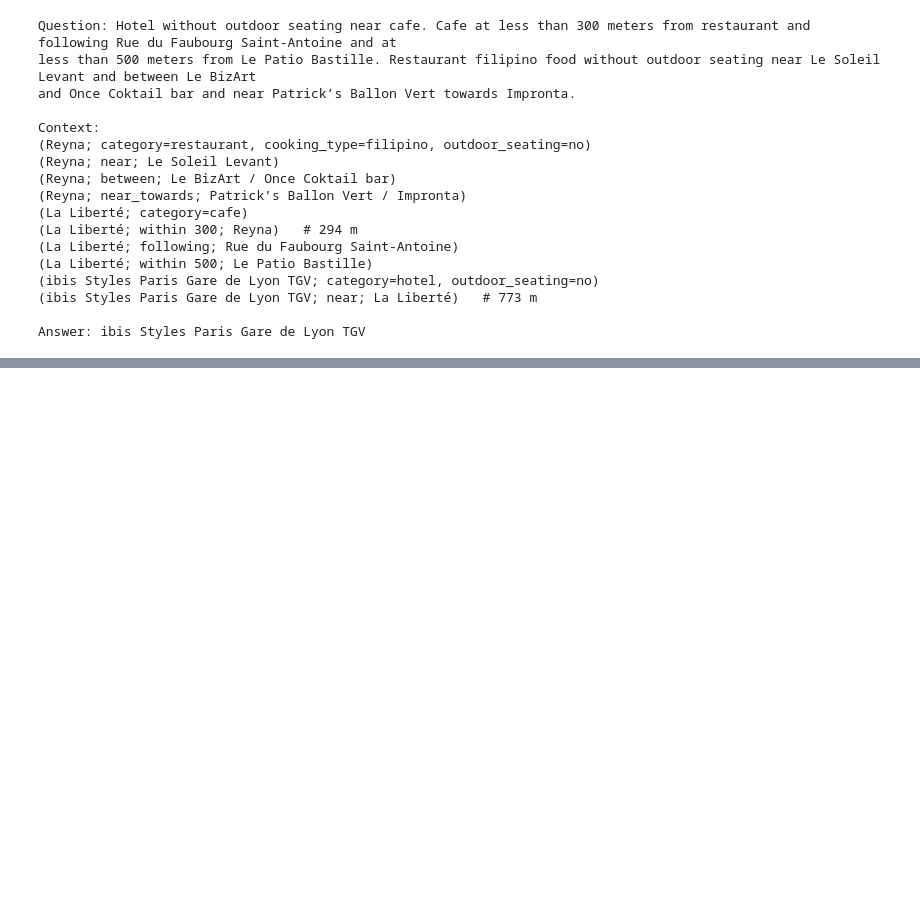
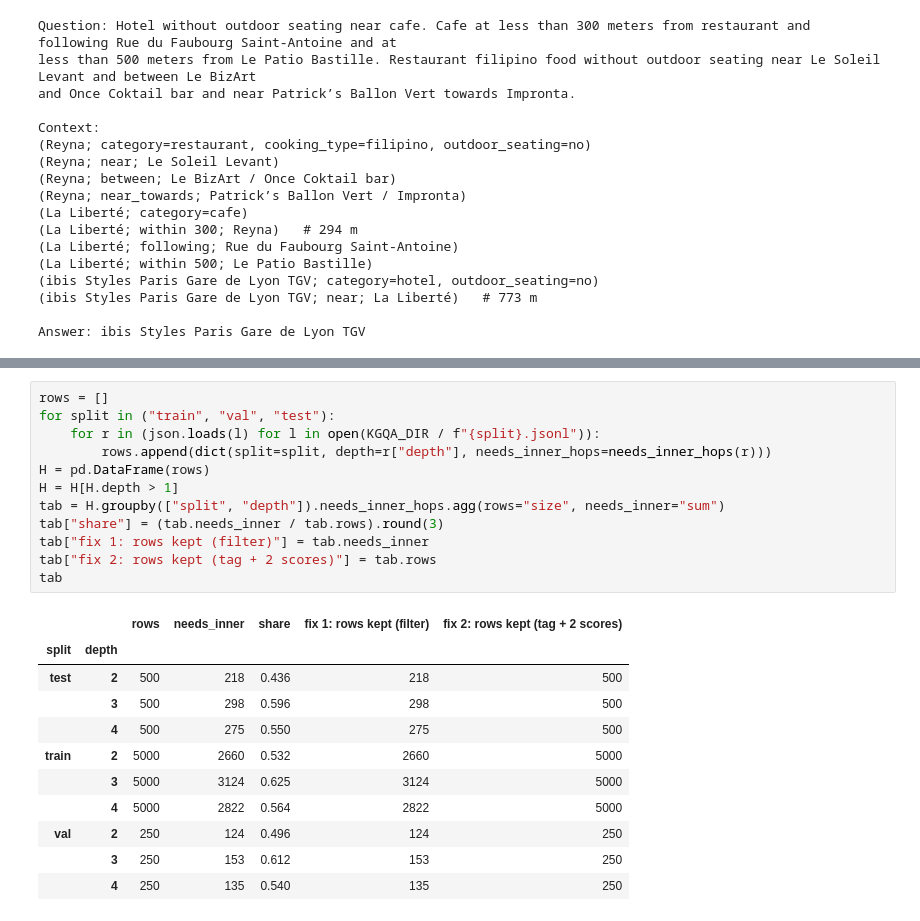
Before and after one commit to MariusAAROS/DFM-HRM-Text, a Jupyter notebook: notebooks/osm.ipynb, the cells around one changed output, grey strips where cells are left out. Drawn from its saved outputs; the diff is of its cells as text; blank space fills up the shorter version.

```diff
--- a/notebooks/osm.ipynb
+++ b/notebooks/osm.ipynb
@@ -670,0 +924,24 @@ Answer: ibis Styles Paris Gare de Lyon TGV
+# %%
+rows = []
+for split in ("train", "val", "test"):
+    for r in (json.loads(l) for l in open(KGQA_DIR / f"{split}.jsonl")):
+        rows.append(dict(split=split, depth=r["depth"], needs_inner_hops=needs_inner_hops(r)))
+H = pd.DataFrame(rows)
+H = H[H.depth > 1]
+tab = H.groupby(["split", "depth"]).needs_inner_hops.agg(rows="size", needs_inner="sum")
+tab["share"] = (tab.needs_inner / tab.rows).round(3)
+tab["fix 1: rows kept (filter)"] = tab.needs_inner
+tab["fix 2: rows kept (tag + 2 scores)"] = tab.rows
+tab
+# %% [output]
+|  |  | rows | needs_inner | share | fix 1: rows kept (filter) | fix 2: rows kept (tag + 2 scores) |
+| split | depth |  |  |  |  |  |
+| test | 2 | 500 | 218 | 0.436 | 218 | 500 |
+|  | 3 | 500 | 298 | 0.596 | 298 | 500 |
+|  | 4 | 500 | 275 | 0.550 | 275 | 500 |
+| train | 2 | 5000 | 2660 | 0.532 | 2660 | 5000 |
+|  | 3 | 5000 | 3124 | 0.625 | 3124 | 5000 |
+|  | 4 | 5000 | 2822 | 0.564 | 2822 | 5000 |
+| val | 2 | 250 | 124 | 0.496 | 124 | 250 |
+|  | 3 | 250 | 153 | 0.612 | 153 | 250 |
+|  | 4 | 250 | 135 | 0.540 | 135 | 250 |
```
Also changed, not shown: parts of 8 cells of this notebook, 2 other files.
